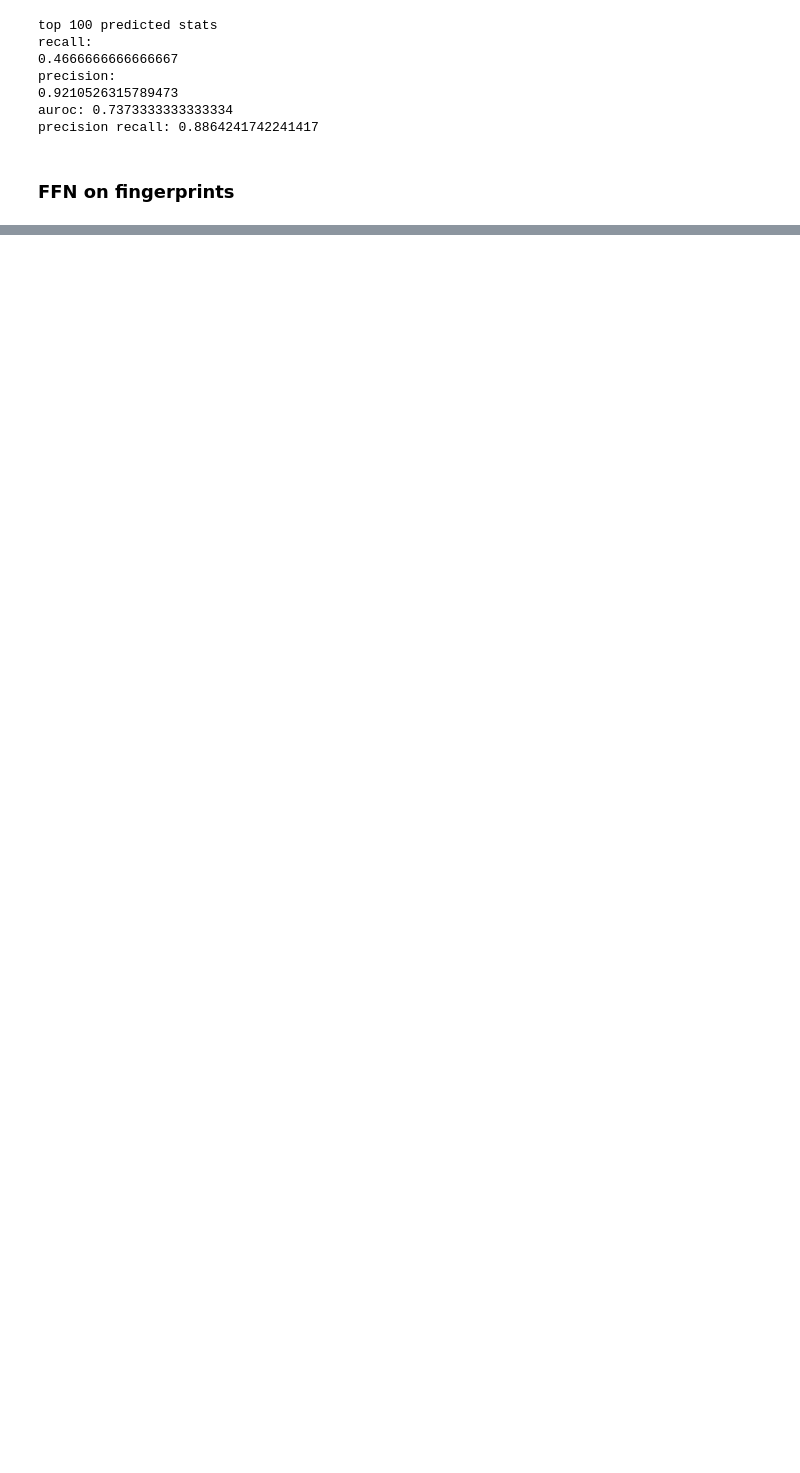
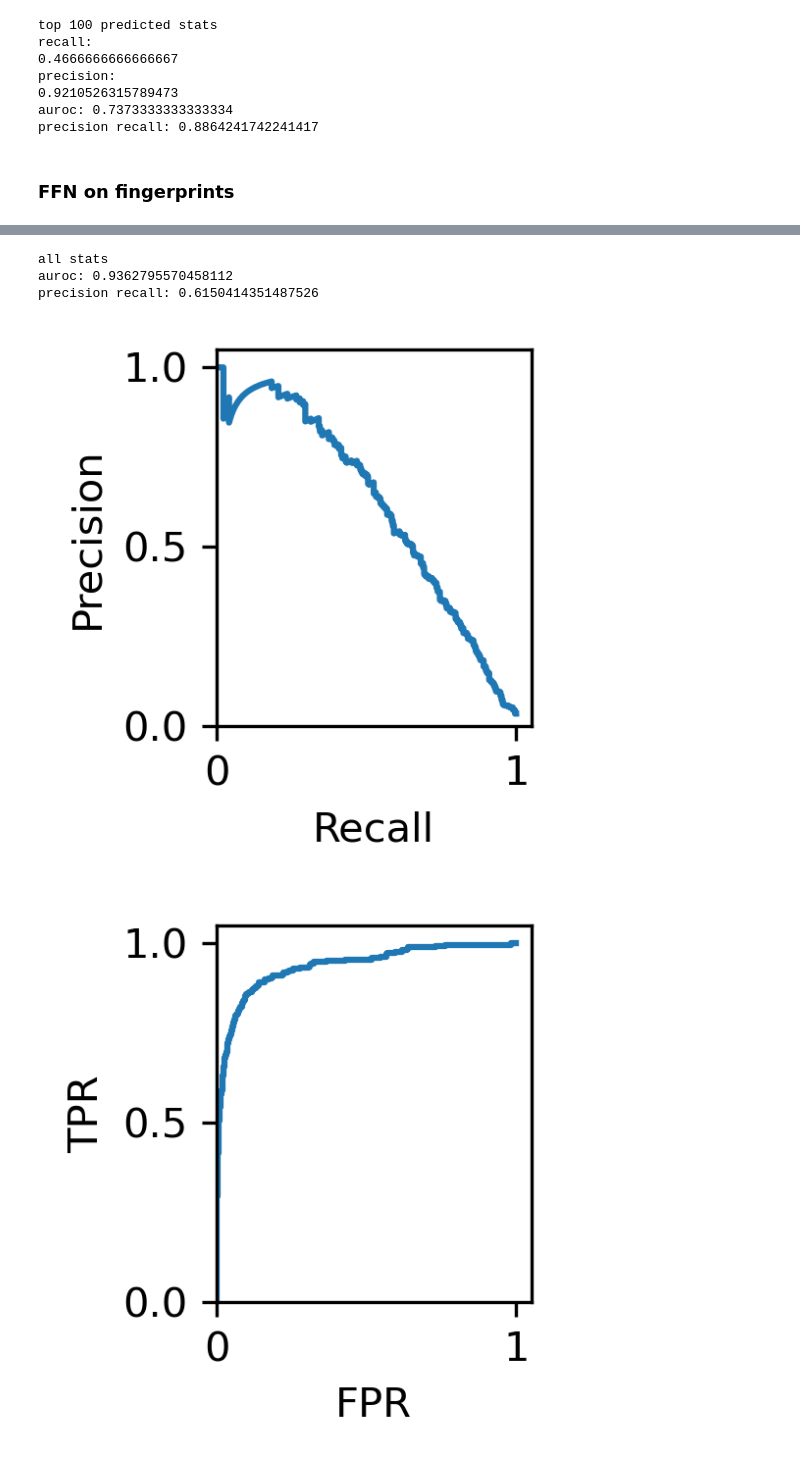
Before and after one commit to jackievaleri/ngonorrhoeae_abx_ml_discovery, a Jupyter notebook: src/04_hyperparameter_optimization_scripts_for_chemprop_models.ipynb, the cells around one changed output, grey strips where cells are left out. Saved outputs shown, nothing was run; the diff lists cells and outputs as text; code cells hidden in the pictures; blank space fills up the shorter version.

Commit message:
add ho + final model training for all gnns

```diff
--- a/src/04_hyperparameter_optimization_scripts_for_chemprop_models.ipynb
+++ b/src/04_hyperparameter_optimization_scripts_for_chemprop_models.ipynb
@@ -584,0 +698,19 @@ precision recall: 0.8807854270840441
+# %%
+# test just train set model on test set - could also do command line but it was convenient to keep in notebook
+data_path = '../../ngonorrhoeae_abx_ml_discovery/data/data_prep_for_ml/data_prep_for_ml_pk_37k_first_round_val_screen/'
+model_path = '../../ngonorrhoeae_abx_ml_discovery/models/pk_37k_first_round_val_screen_models_10262022/'
+model_name = 'depth_5_dropout_0.25_ffn_num_layers_2_hidden_size_800'
+actual_model_path = model_path + model_name
+model_results = model_name + '_preds.csv'
+activate_command = 'conda activate chemprop; '
+run_command = 'python predict.py --test_path ' + data_path + 'TEST_10_26_2022.csv --checkpoint_dir ' + actual_model_path + ' --preds_path ' + model_path + model_results + ' --features_path ' + data_path + 'TEST_10_26_2022.npz --no_features_scaling --smiles_column SMILES --ensemble_variance --gpu 0'
+full_command = activate_command + run_command
+test = subprocess.run(full_command, cwd="../chemprop/", shell=True, capture_output=True)
+# %%
+test_vs_true(data_path, 'TEST_10_26_2022.csv', model_path, model_results)
+# %% [output]
+all stats
+auroc: 0.9362795570458112
+precision recall: 0.6150414351487526
+[figure, added]
+[figure, added]
```
Also changed, not shown: parts of 27 cells of this notebook, 49 other files.
